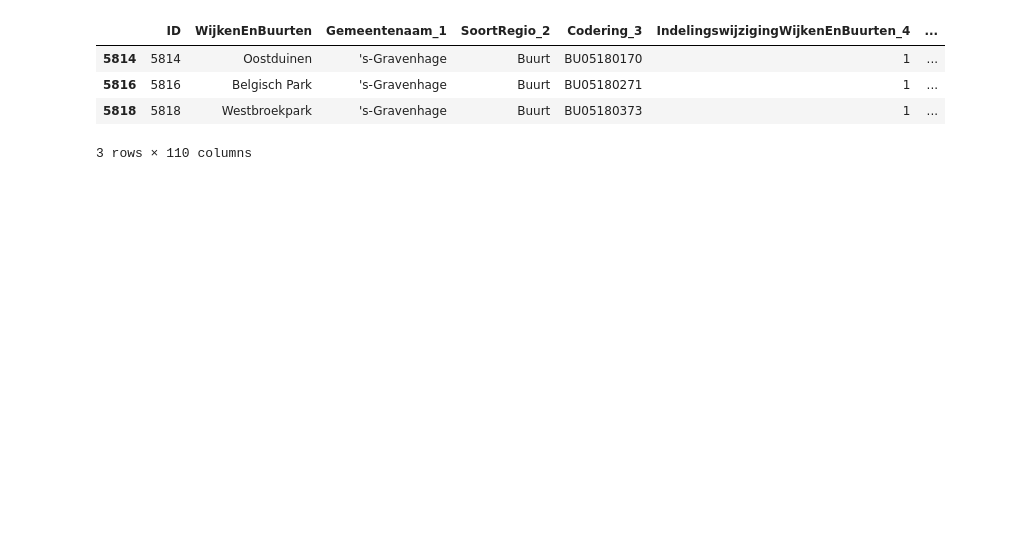
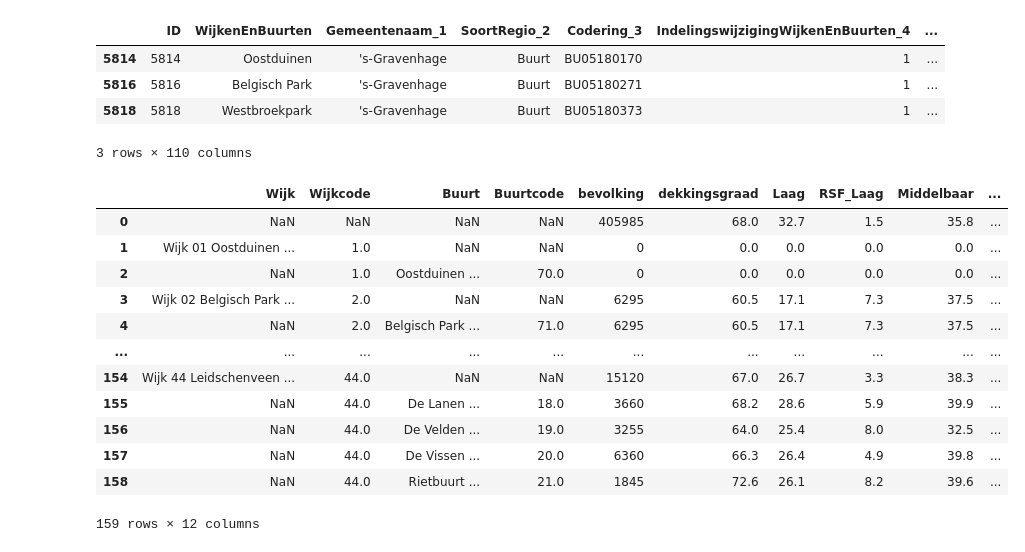
Before and after one commit to J-h-V/OpenDataDenHaag, a Jupyter notebook: DatasetCBS.ipynb, the cells around one changed output. Drawn from its saved outputs; the diff is of its cells as text; code cells hidden in the pictures; blank space fills up the shorter version.

```diff
--- a/DatasetCBS.ipynb
+++ b/DatasetCBS.ipynb
@@ -26,3 +27,19 @@ dh_buurt_data_17.head(3)
 | 5816 | 5816 | Belgisch Park | 's-Gravenhage | Buurt | BU05180271 | 1 | ... |
 | 5818 | 5818 | Westbroekpark | 's-Gravenhage | Buurt | BU05180373 | 1 | ... |
 3 rows × 110 columns
+# %%
+education_17
+# %% [output]
+|  | Wijk | Wijkcode | Buurt | Buurtcode | bevolking | dekkingsgraad | Laag | RSF_Laag | Middelbaar | ... |
+| 0 | NaN | NaN | NaN | NaN | 405985 | 68.0 | 32.7 | 1.5 | 35.8 | ... |
+| 1 | Wijk 01 Oostduinen ... | 1.0 | NaN | NaN | 0 | 0.0 | 0.0 | 0.0 | 0.0 | ... |
+| 2 | NaN | 1.0 | Oostduinen ... | 70.0 | 0 | 0.0 | 0.0 | 0.0 | 0.0 | ... |
+| 3 | Wijk 02 Belgisch Park ... | 2.0 | NaN | NaN | 6295 | 60.5 | 17.1 | 7.3 | 37.5 | ... |
+| 4 | NaN | 2.0 | Belgisch Park ... | 71.0 | 6295 | 60.5 | 17.1 | 7.3 | 37.5 | ... |
+| ... | ... | ... | ... | ... | ... | ... | ... | ... | ... | ... |
+| 154 | Wijk 44 Leidschenveen ... | 44.0 | NaN | NaN | 15120 | 67.0 | 26.7 | 3.3 | 38.3 | ... |
+| 155 | NaN | 44.0 | De Lanen ... | 18.0 | 3660 | 68.2 | 28.6 | 5.9 | 39.9 | ... |
+| 156 | NaN | 44.0 | De Velden ... | 19.0 | 3255 | 64.0 | 25.4 | 8.0 | 32.5 | ... |
+| 157 | NaN | 44.0 | De Vissen ... | 20.0 | 6360 | 66.3 | 26.4 | 4.9 | 39.8 | ... |
+| 158 | NaN | 44.0 | Rietbuurt ... | 21.0 | 1845 | 72.6 | 26.1 | 8.2 | 39.6 | ... |
+159 rows × 12 columns
```
Also changed, not shown: parts of 2 cells of this notebook, 6 other files.
